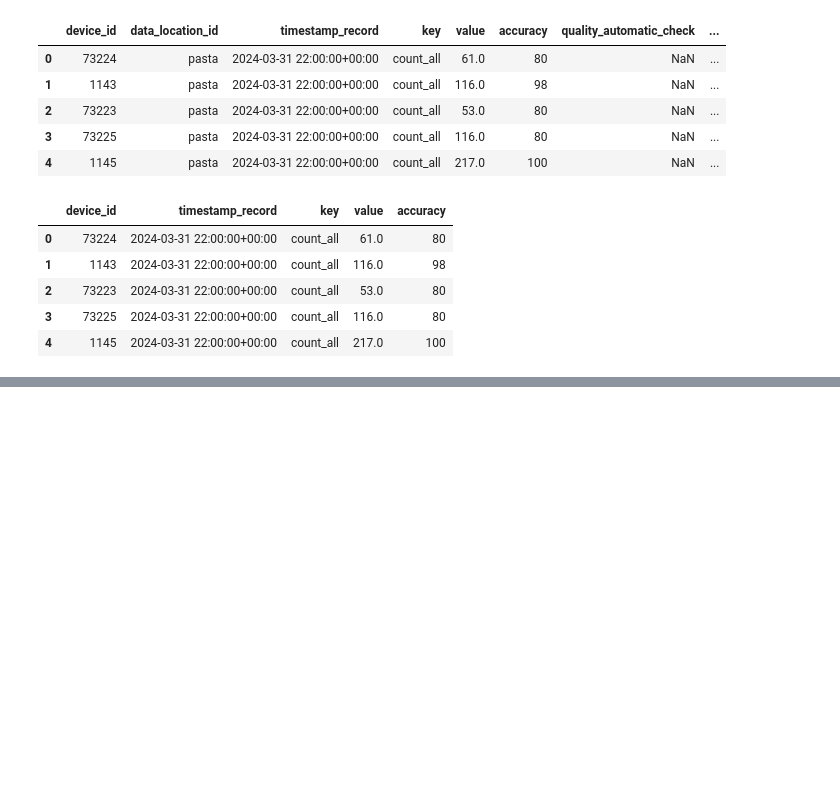
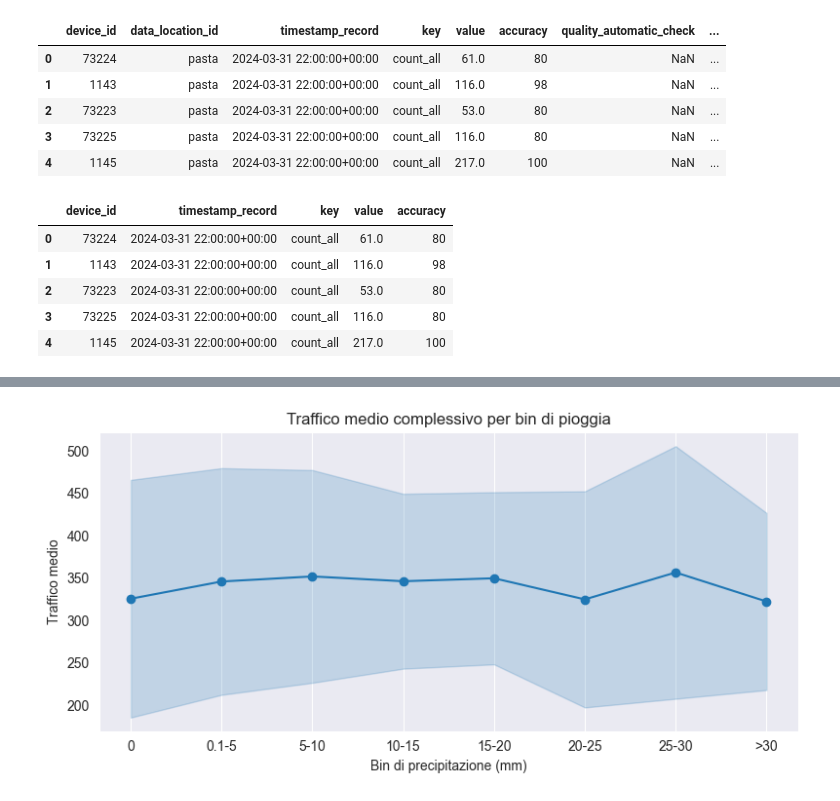
Before and after one commit to UrbanTripPlanning/trip_planner, a Jupyter notebook: road_data_analysis.ipynb, the cells around one changed output, grey strips where cells are left out. Saved outputs shown, nothing was run; the diff lists cells and outputs as text; code cells hidden in the pictures; blank space fills up the shorter version.

```diff
--- a/road_data_analysis.ipynb
+++ b/road_data_analysis.ipynb
@@ -139,0 +137,9 @@ rain_bin
+# %%
+# --- Statistiche complessive (su tutti i device insieme):
+df_daily_all = pd.concat(daily_all)
+overall_stats = (
+    df_daily_all
+    .groupby('rain_bin', observed=True)['value']
+    .agg(mean_value='mean', std_value='std', n_days='count')
+)
+print(overall_stats)
@@ -139,0 +157,19 @@ rain_bin
+# %%
+# --- Plot complessivo
+x     = np.arange(len(overall_stats))
+means = overall_stats['mean_value']
+stds  = overall_stats['std_value']
+
+fig, ax = plt.subplots(figsize=(8,4))
+ax.plot(x, means, marker='o', linestyle='-')
+ax.fill_between(x, means-stds, means+stds, alpha=0.2, color='tab:blue')
+ax.set_xticks(x)
+ax.set_xticklabels(overall_stats.index)
+ax.set_title('Traffico medio complessivo per bin di pioggia')
+ax.set_xlabel('Bin di precipitazione (mm)')
+ax.set_ylabel('Traffico medio')
+ax.grid(axis='y')
+plt.tight_layout()
+plt.show()
+# %% [output]
+[figure, added]
```
Also changed, not shown: parts of 46 cells of this notebook, 19 other files.
